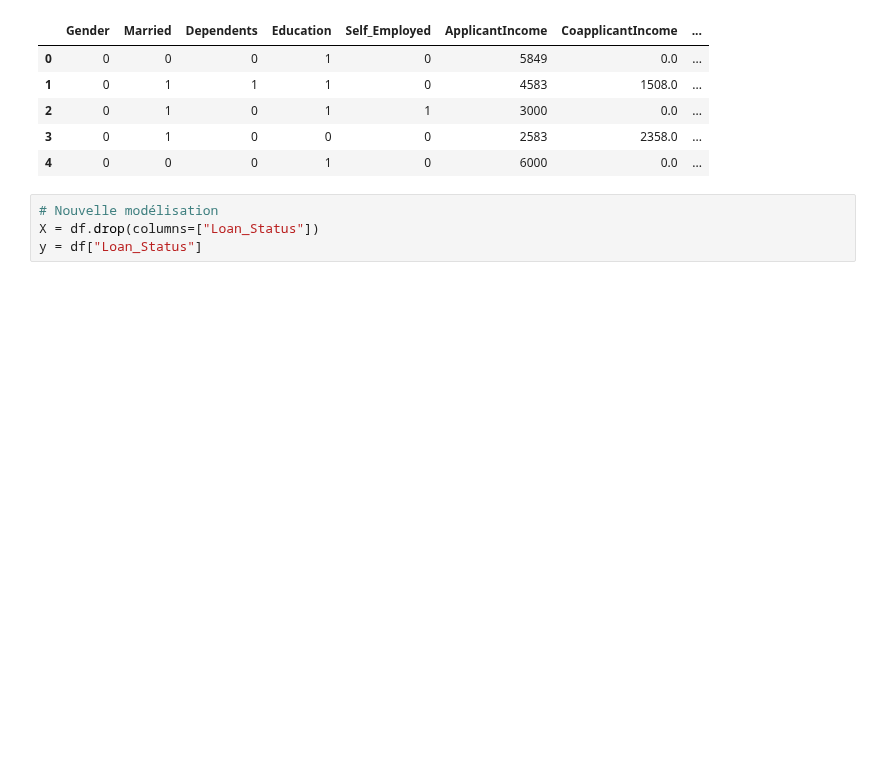
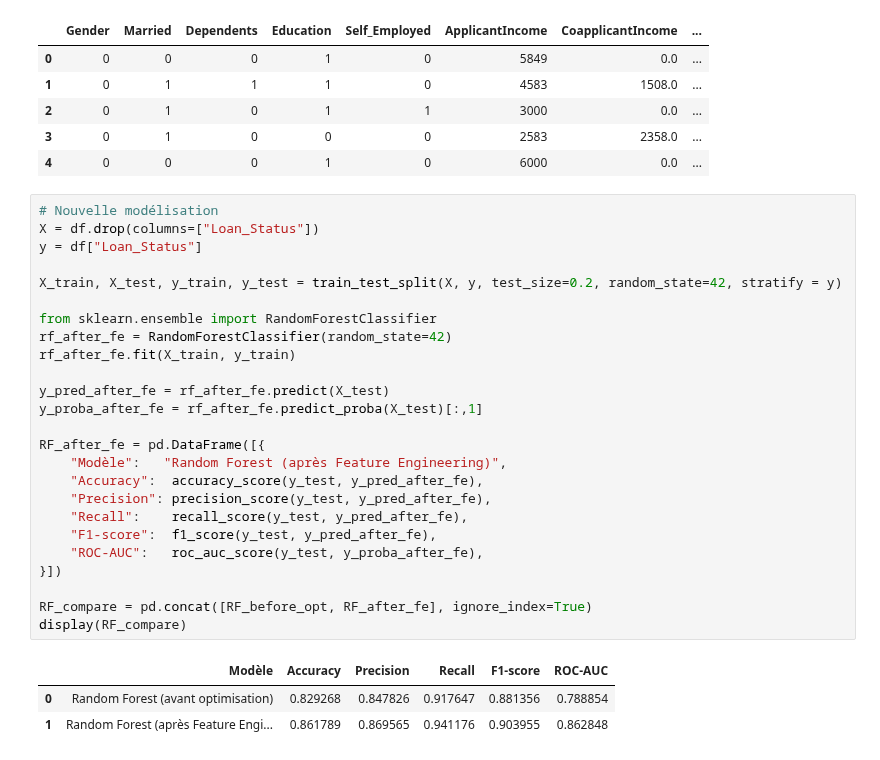
Before and after one commit to ach224/Prediction_eligibilite_pret_bancaire, a Jupyter notebook: Optimisation_Aïcha.ipynb, the cells around one changed output. Drawn from its saved outputs; the diff is of its cells as text; blank space fills up the shorter version.

Commit message:
Analyse après feature engineering

```diff
--- a/Optimisation_Aïcha.ipynb
+++ b/Optimisation_Aïcha.ipynb
@@ -135,7 +130,32 @@ df.head()
 | 2 | 0 | 1 | 0 | 1 | 1 | 3000 | 0.0 | ... |
 | 3 | 0 | 1 | 0 | 0 | 0 | 2583 | 2358.0 | ... |
 | 4 | 0 | 0 | 0 | 1 | 0 | 6000 | 0.0 | ... |
-# %%
-# Nouvelle modélisation
-X = df.drop(columns=["Loan_Status"])
-y = df["Loan_Status"]
+# %%
+# Nouvelle modélisation
+X = df.drop(columns=["Loan_Status"])
+y = df["Loan_Status"]
+
+X_train, X_test, y_train, y_test = train_test_split(X, y, test_size=0.2, random_state=42, stratify = y)
+
+from sklearn.ensemble import RandomForestClassifier
+rf_after_fe = RandomForestClassifier(random_state=42)
+rf_after_fe.fit(X_train, y_train)
+
+y_pred_after_fe = rf_after_fe.predict(X_test)
+y_proba_after_fe = rf_after_fe.predict_proba(X_test)[:,1]
+
+RF_after_fe = pd.DataFrame([{
+    "Modèle":   "Random Forest (après Feature Engineering)",
+    "Accuracy":  accuracy_score(y_test, y_pred_after_fe),
+    "Precision": precision_score(y_test, y_pred_after_fe),
+    "Recall":    recall_score(y_test, y_pred_after_fe),
+    "F1-score":  f1_score(y_test, y_pred_after_fe),
+    "ROC-AUC":   roc_auc_score(y_test, y_proba_after_fe),
+}])
+
+RF_compare = pd.concat([RF_before_opt, RF_after_fe], ignore_index=True)
+display(RF_compare)
+# %% [output]
+|  | Modèle | Accuracy | Precision | Recall | F1-score | ROC-AUC |
+| 0 | Random Forest (avant optimisation) | 0.829268 | 0.847826 | 0.917647 | 0.881356 | 0.788854 |
+| 1 | Random Forest (après Feature Engi... | 0.861789 | 0.869565 | 0.941176 | 0.903955 | 0.862848 |
```
Also changed, not shown: parts of 4 cells of this notebook.
